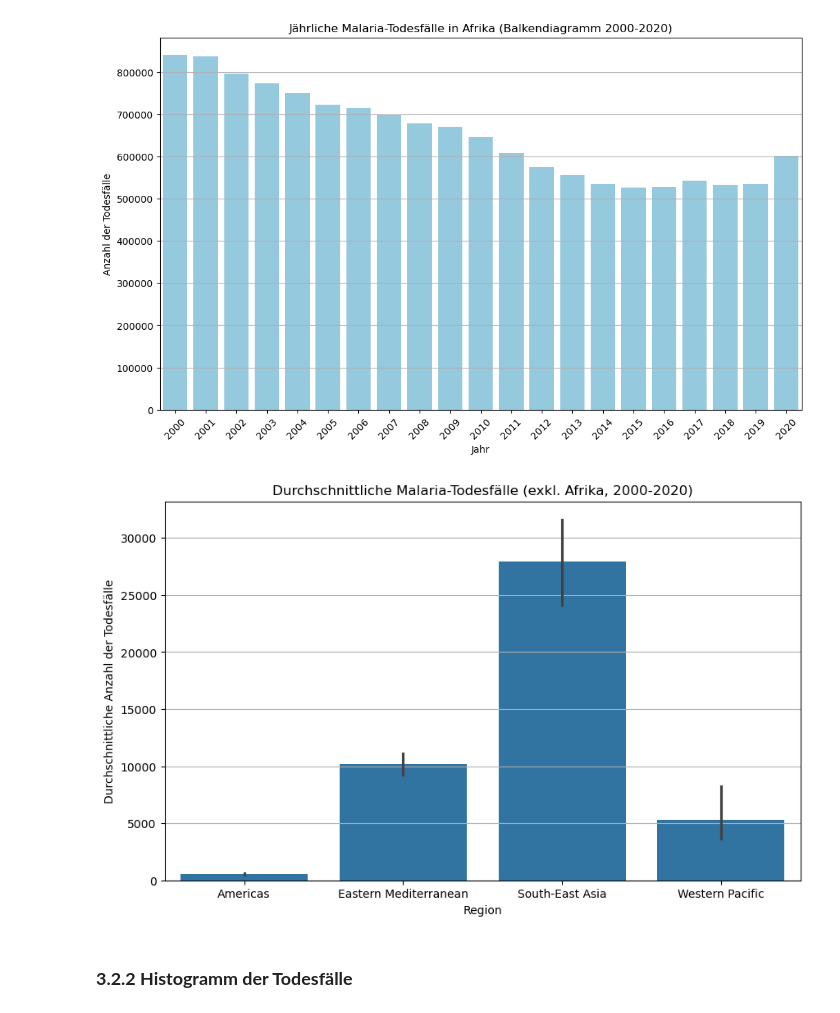
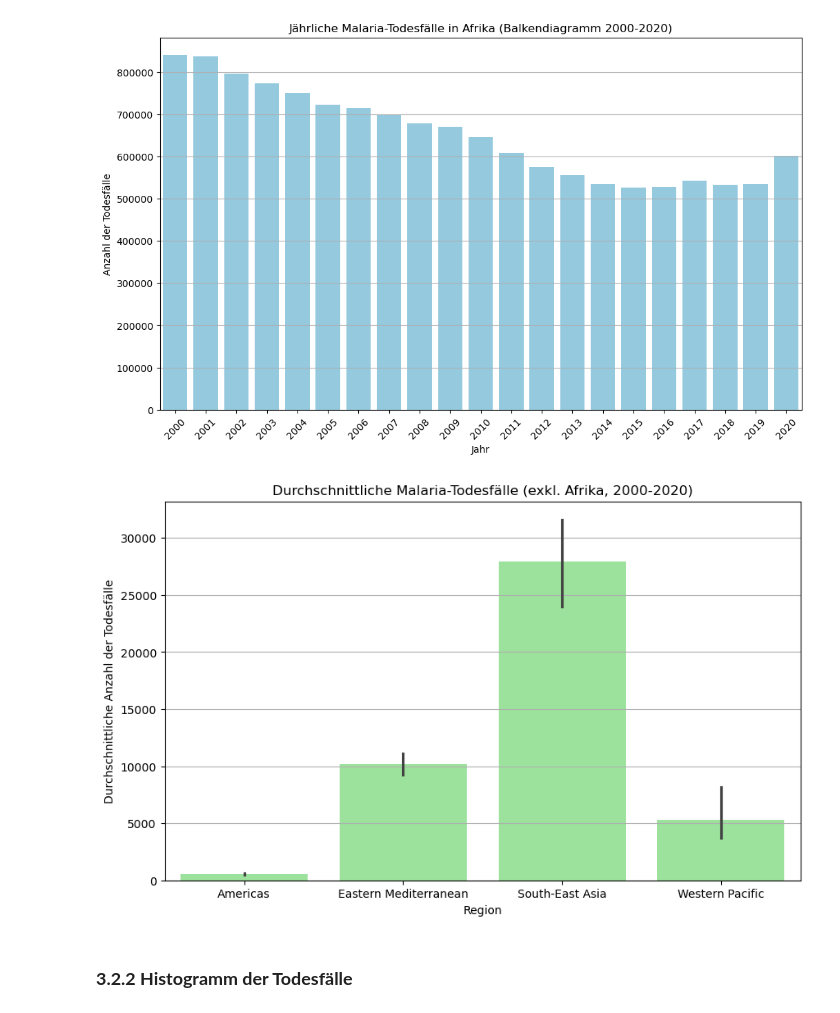
Before and after one commit to kipisha/Informatik-1, a Jupyter notebook: LN_Python_malaria.ipynb, the cells around one changed output. Cells and saved outputs as stored; diff of their text form; code cells hidden in the pictures.

```diff
--- a/LN_Python_malaria.ipynb
+++ b/LN_Python_malaria.ipynb
@@ -158,17 +158,17 @@ plt.show()
 # %%
 df_kleine_regionen = df_long[df_long['Region'] != 'Africa']
 
 plt.figure(figsize=(10, 6))
 
-sns.barplot(x='Region', y='MalariaDeaths', data=df_kleine_regionen,)
+sns.barplot(x='Region', y='MalariaDeaths', data=df_kleine_regionen,color='lightgreen')
 
 plt.title('Durchschnittliche Malaria-Todesfälle (exkl. Afrika, 2000-2020)')
 plt.xlabel('Region')
 plt.ylabel('Durchschnittliche Anzahl der Todesfälle')
 plt.grid(axis='y')
 plt.show()
 # %% [output]
-[figure, old version]
+[figure, new version]
 # %% [markdown]
 ### **3.2.2 Histogramm der Todesfälle**
 # %%
```
